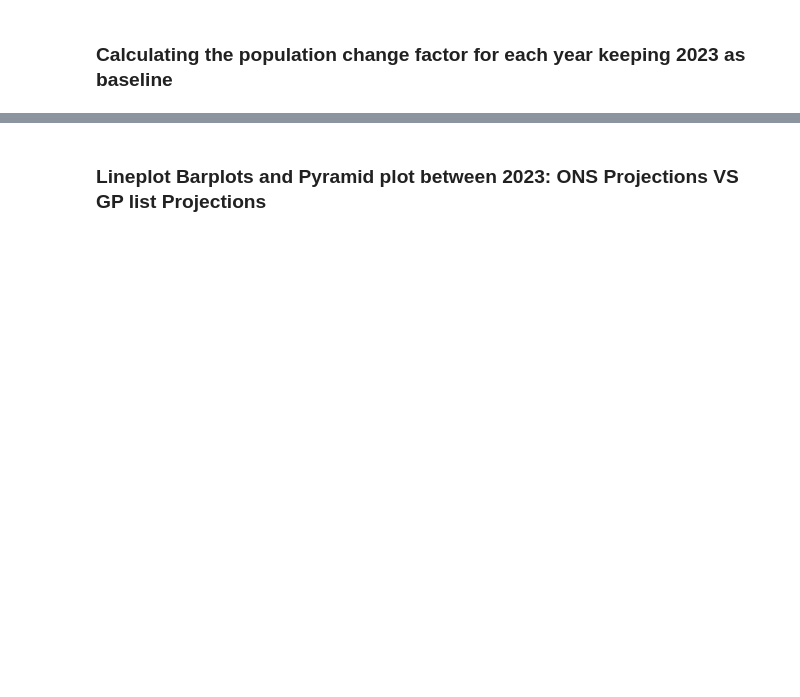
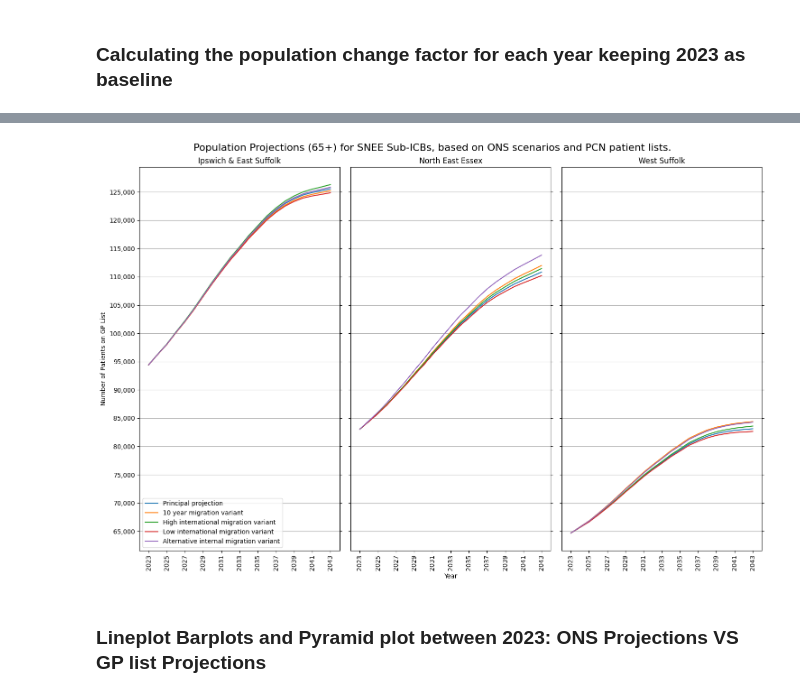
Before and after one commit to SNEE-ICS/PrimaryCareDemandAndCapacity, a Jupyter notebook: notebooks/1c_DemographicPopGrowth.ipynb, the cells around one changed output, grey strips where cells are left out. Drawn from its saved outputs; the diff is of its cells as text; code cells hidden in the pictures; blank space fills up the shorter version.

```diff
--- a/notebooks/1c_DemographicPopGrowth.ipynb
+++ b/notebooks/1c_DemographicPopGrowth.ipynb
@@ -260,2 +356,54 @@ combined_df = snee_ons_projections.merge(snee_gp_projections, left_index=True, r
+# %%
+
+fig, axes = plt.subplots(1,3,figsize=(15,10), sharey=True)
+fig.suptitle("Population Projections (65+) for SNEE Sub-ICBs, based on ONS scenarios and PCN patient lists.", fontsize=16)
+scenario_count = 0
+for scenario_name, scenario_df in gp_list_projections.items():
+    scenario_total_df_ = scenario_df.copy().reset_index().rename(columns={'AREA_CODE':'Sub-ICB','AGE_GROUP_5':'Age Band'})
+    scenario_total_df_ = scenario_total_df_.loc[scenario_total_df_['Age Band'].isin(OVER_65_LABELS)]
+
+    scenario_total_df_ = scenario_total_df_.groupby('Sub-ICB').sum(numeric_only=True).T
+    scenario_total_df_.index.name = 'Year'
+
+    ten_percents = {}
+    twenty_percents = {}
+    # if scenario_name == 'Principal projection':
+    #     for column in scenario_total_df_.columns:
+    #         ten_percents[column] = scenario_total_df_[column].iloc[0] * 1.1
+    #         twenty_percents[column] = scenario_total_df_[column].iloc[0] * 1.2
+
+
+
+
+    for i, sub_icb in enumerate(scenario_total_df_.columns):
+        axes[i].yaxis.set_major_locator(ticker.MultipleLocator(5000))
+        # set y format to show thousands
+        axes[i].yaxis.set_major_formatter(ticker.StrMethodFormatter('{x:,.0f}'))
+        axes[i].xaxis.set_major_locator(ticker.MultipleLocator(2))
+        # show y ticks
+        axes[i].yaxis.set_ticks_position('both')
+        axes[i].plot(scenario_total_df_[sub_icb], label=scenario_name)
+        # set ticks on y axis to 10000 per tick
+        axes[i].set_title(sub_icb)
+
+        # add y gridlines
+        axes[i].grid(axis='y')
+
+        if i == 0:
+            axes[i].set_ylabel('Number of Patients on GP List')
+            # axes[i].axhline(y=ten_percents[sub_icb], color='r', linestyle='--', label='+10% (2023)')
+        if i == 1:
+            axes[i].set_xlabel('Year')
+
+        # rotate the x-axis labels
+        for tick in axes[i].get_xticklabels():
+            tick.set_rotation(90)
+    scenario_count += 1
+
+axes[0].legend()
+plt.tight_layout()
+plt.show()
+# %% [output]
+[figure, added]
 # %% [markdown]
 ### **Lineplot Barplots and Pyramid plot between 2023: ONS Projections VS GP list Projections**
```
Also changed, not shown: parts of 25 cells of this notebook.
